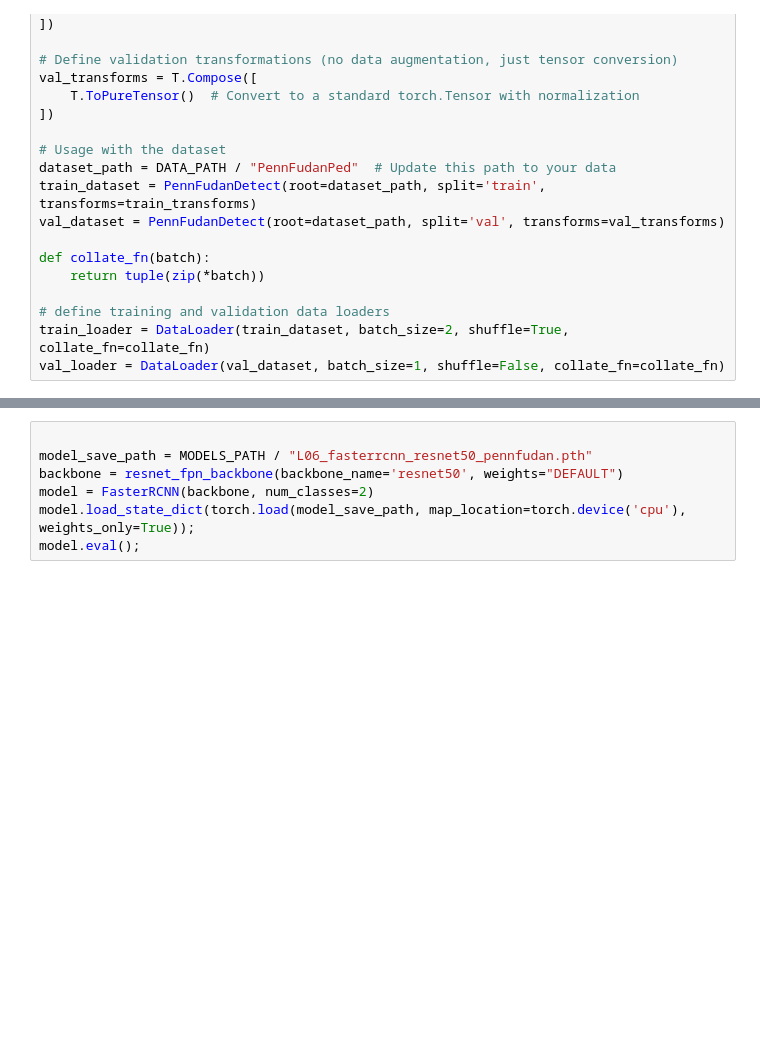
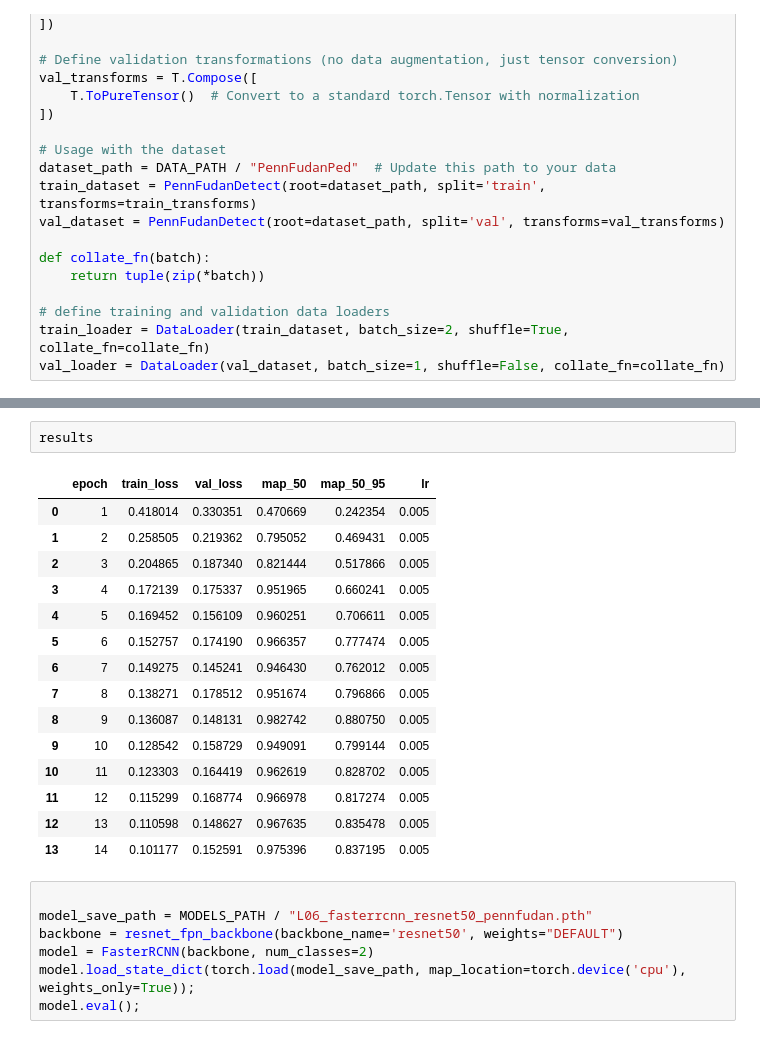
Before and after one commit to nkoranda97/DS776, a Jupyter notebook: Lesson_06_Object_Detection/Detection_with_Faster_RCNN_v2.ipynb, the cells around one changed output, grey strips where cells are left out. Drawn from its saved outputs; the diff is of its cells as text; blank space fills up the shorter version.

```diff
--- a/Lesson_06_Object_Detection/Detection_with_Faster_RCNN_v2.ipynb
+++ b/Lesson_06_Object_Detection/Detection_with_Faster_RCNN_v2.ipynb
@@ -361,3 +242,21 @@ Training complete. Final model weights saved.
+# %%
+results
+# %% [output]
+|  | epoch | train_loss | val_loss | map_50 | map_50_95 | lr |
+| 0 | 1 | 0.418014 | 0.330351 | 0.470669 | 0.242354 | 0.005 |
+| 1 | 2 | 0.258505 | 0.219362 | 0.795052 | 0.469431 | 0.005 |
+| 2 | 3 | 0.204865 | 0.187340 | 0.821444 | 0.517866 | 0.005 |
+| 3 | 4 | 0.172139 | 0.175337 | 0.951965 | 0.660241 | 0.005 |
+| 4 | 5 | 0.169452 | 0.156109 | 0.960251 | 0.706611 | 0.005 |
+| 5 | 6 | 0.152757 | 0.174190 | 0.966357 | 0.777474 | 0.005 |
+| 6 | 7 | 0.149275 | 0.145241 | 0.946430 | 0.762012 | 0.005 |
+| 7 | 8 | 0.138271 | 0.178512 | 0.951674 | 0.796866 | 0.005 |
+| 8 | 9 | 0.136087 | 0.148131 | 0.982742 | 0.880750 | 0.005 |
+| 9 | 10 | 0.128542 | 0.158729 | 0.949091 | 0.799144 | 0.005 |
+| 10 | 11 | 0.123303 | 0.164419 | 0.962619 | 0.828702 | 0.005 |
+| 11 | 12 | 0.115299 | 0.168774 | 0.966978 | 0.817274 | 0.005 |
+| 12 | 13 | 0.110598 | 0.148627 | 0.967635 | 0.835478 | 0.005 |
+| 13 | 14 | 0.101177 | 0.152591 | 0.975396 | 0.837195 | 0.005 |
 # %%
 
 model_save_path = MODELS_PATH / "L06_fasterrcnn_resnet50_pennfudan.pth"
```
Also changed, not shown: parts of 13 cells of this notebook, 7 other files.
